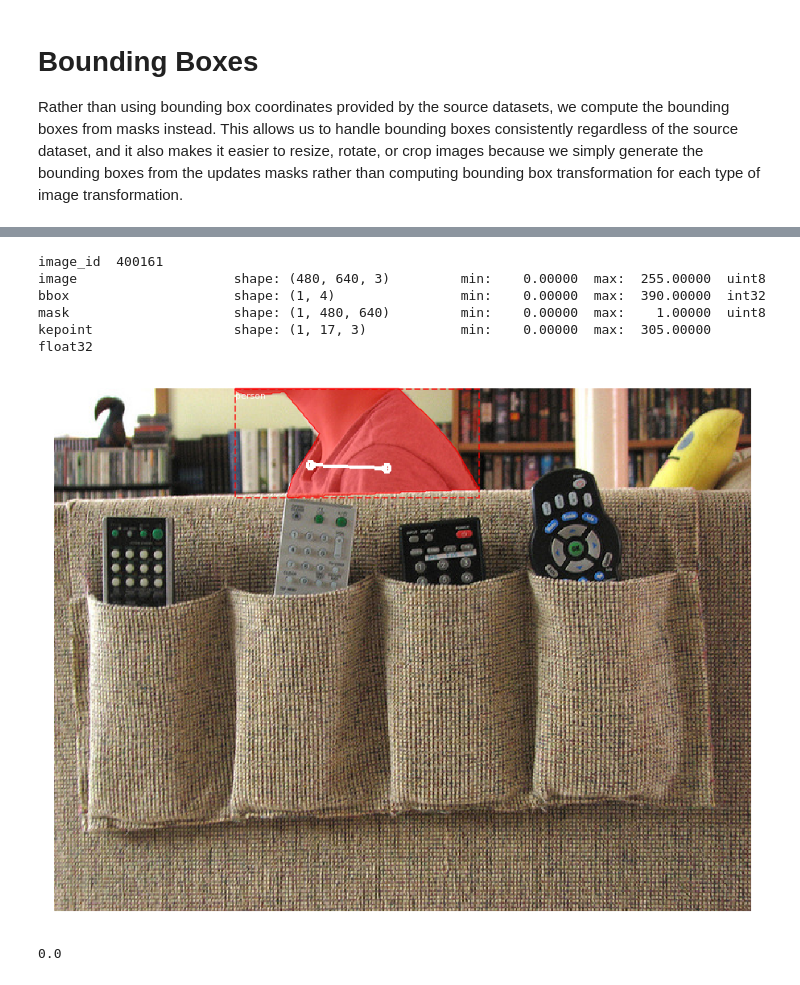
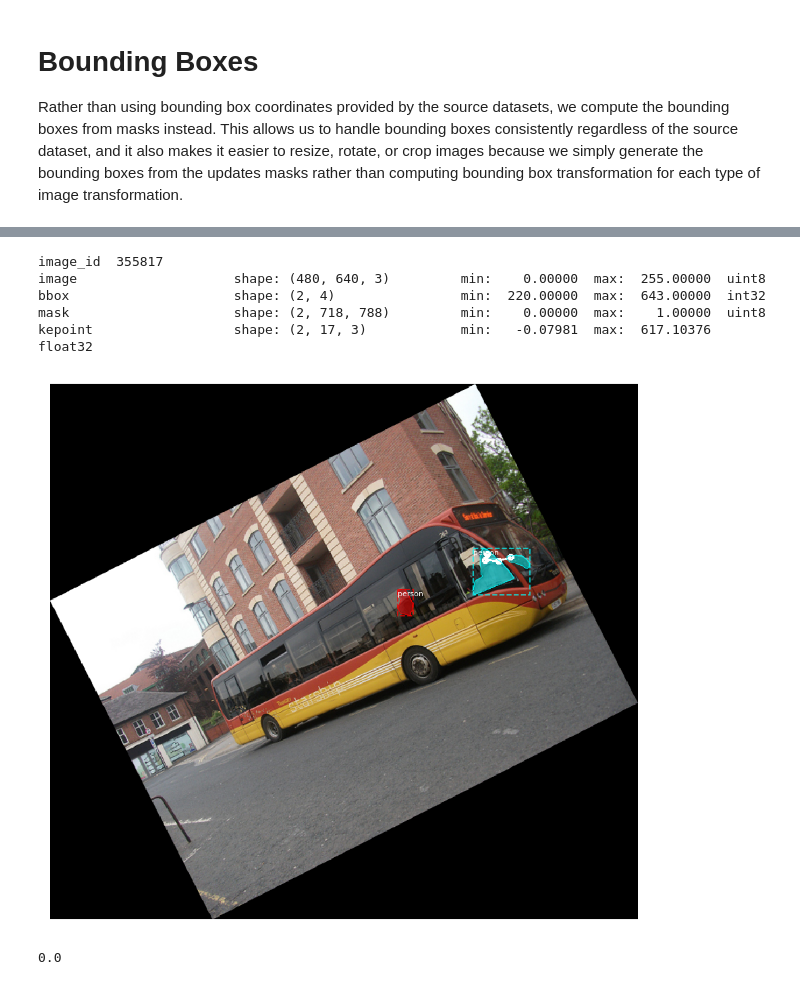
Before and after one commit to tensorboy/centerpose, a Jupyter notebook: samples/inspect_data.ipynb, the cells around one changed output, grey strips where cells are left out. Cells and saved outputs as stored; diff of their text form; code cells hidden in the pictures.

```diff
--- a/samples/inspect_data.ipynb
+++ b/samples/inspect_data.ipynb
@@ -417,5 +368,5 @@ def rotate_box(bb, cx, cy, h, w, theta):
         v = [coord[0],coord[1],1]
         # Perform the actual rotation and return the image
         calculated = np.dot(M,v)
-        new_bb[i] = (calculated[0],calculated[1])
+        new_bb[i] = [calculated[0],calculated[1]]
     return new_bb
@@ -427,21 +392,58 @@ plt.imshow(rotated_image[:,:,::-1])
+# %%
+def annToRLE(segm,h,w):
+    """
+    Convert annotation which can be polygons, uncompressed RLE to RLE.
+    :return: binary mask (numpy 2D array)
+    """
+    if type(segm) == list:
+        # polygon -- a single object might consist of multiple parts
+        # we merge all parts into one mask rle code
+        rles = maskUtils.frPyObjects(segm, h, w)
+        rle = maskUtils.merge(rles)
+    elif type(segm['counts']) == list:
+        # uncompressed RLE
+        rle = maskUtils.frPyObjects(segm, h, w)
+    else:
+        # rle
+        rle = ann['segmentation']
+    return rle
+
+def annToMask(seg_polygons, h, w):
+    """
+    Convert annotation which can be polygons, uncompressed RLE, or RLE to binary mask.
+    :return: binary mask (numpy 2D array)
+    """
+    rle = annToRLE(seg_polygons, h, w)
+    m = maskUtils.decode(rle)
+    return m
+# %%
+r_h, r_w, _ = rotated_image.shape
+
+rotated_masks = []
+for sub_rot_p in rotated_ps:
+    binary_masks = annToMask(sub_rot_p, r_h, r_w)
+    rotated_masks.append(binary_masks)
+rotated_masks = np.array(rotated_masks)
+# %%
+bboxes = extract_bboxes(rotated_masks)
 # %%
 # Display image and additional stats
 print("image_id ", img_id)
 log("image", img)
 log("bbox", bboxes)
-log("mask", masks)
+log("mask", rotated_masks)
 log("kepoint", keypoints)
 # Display image and instances
 class_ids = np.array([1]*len(bboxes))
 class_names = np.array(['person']*len(bboxes))
-display_instances(img[:,:,::-1], bboxes, masks, keypoints)
+display_instances(rotated_image[:,:,::-1], bboxes, rotated_masks, keypoints)
 # %% [output]
-image_id  400161
+image_id  355817
 image                    shape: (480, 640, 3)         min:    0.00000  max:  255.00000  uint8
-bbox                     shape: (1, 4)                min:    0.00000  max:  390.00000  int32
-mask                     shape: (1, 480, 640)         min:    0.00000  max:    1.00000  uint8
-kepoint                  shape: (1, 17, 3)            min:    0.00000  max:  305.00000  float32
+bbox                     shape: (2, 4)                min:  220.00000  max:  643.00000  int32
+mask                     shape: (2, 718, 788)         min:    0.00000  max:    1.00000  uint8
+kepoint                  shape: (2, 17, 3)            min:   -0.07981  max:  617.10376  float32
-[figure, old version]
+[figure, new version]
 # %%
 flipped = False
 
```
Also changed, not shown: parts of 16 cells of this notebook, 12 other files.
